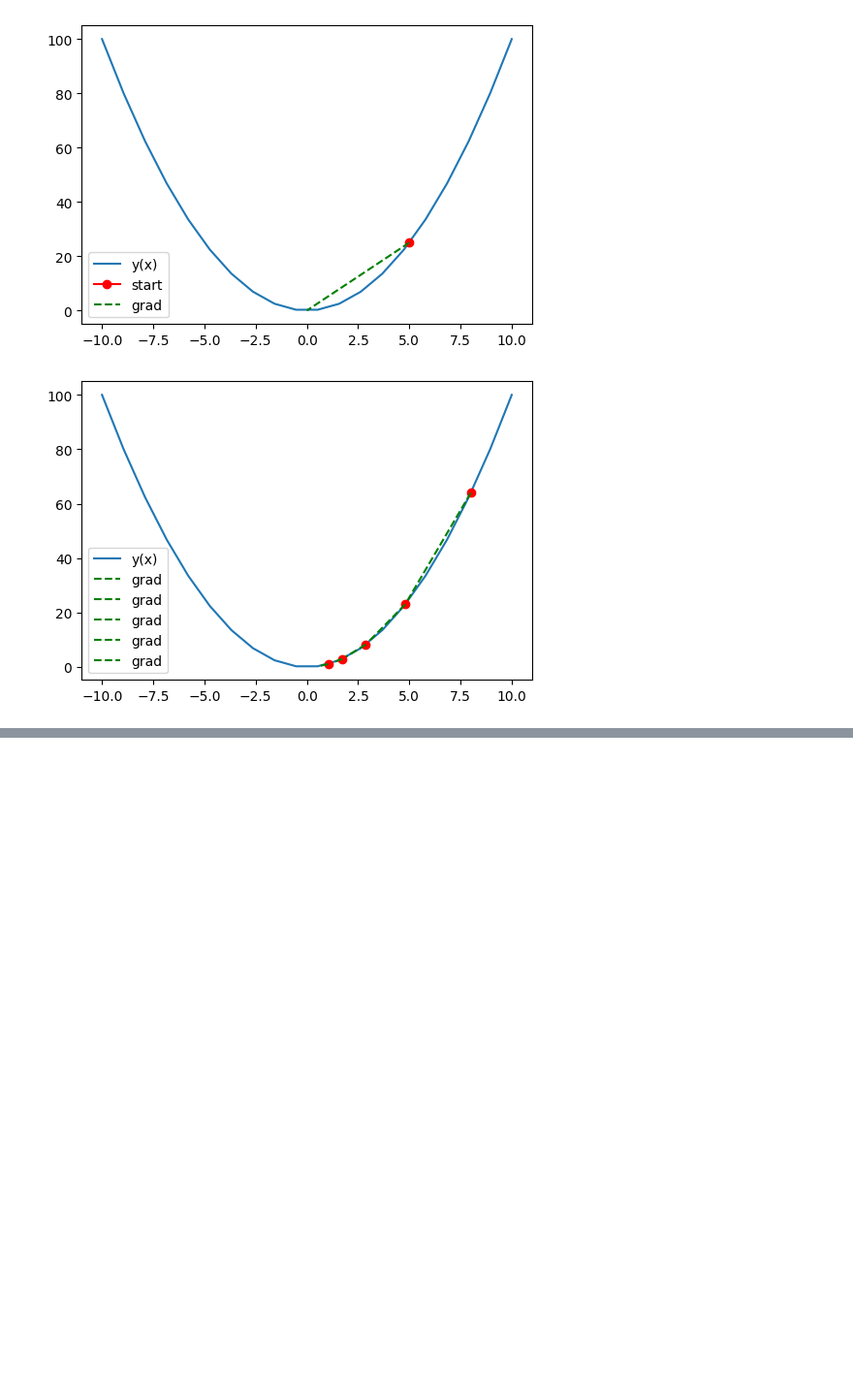
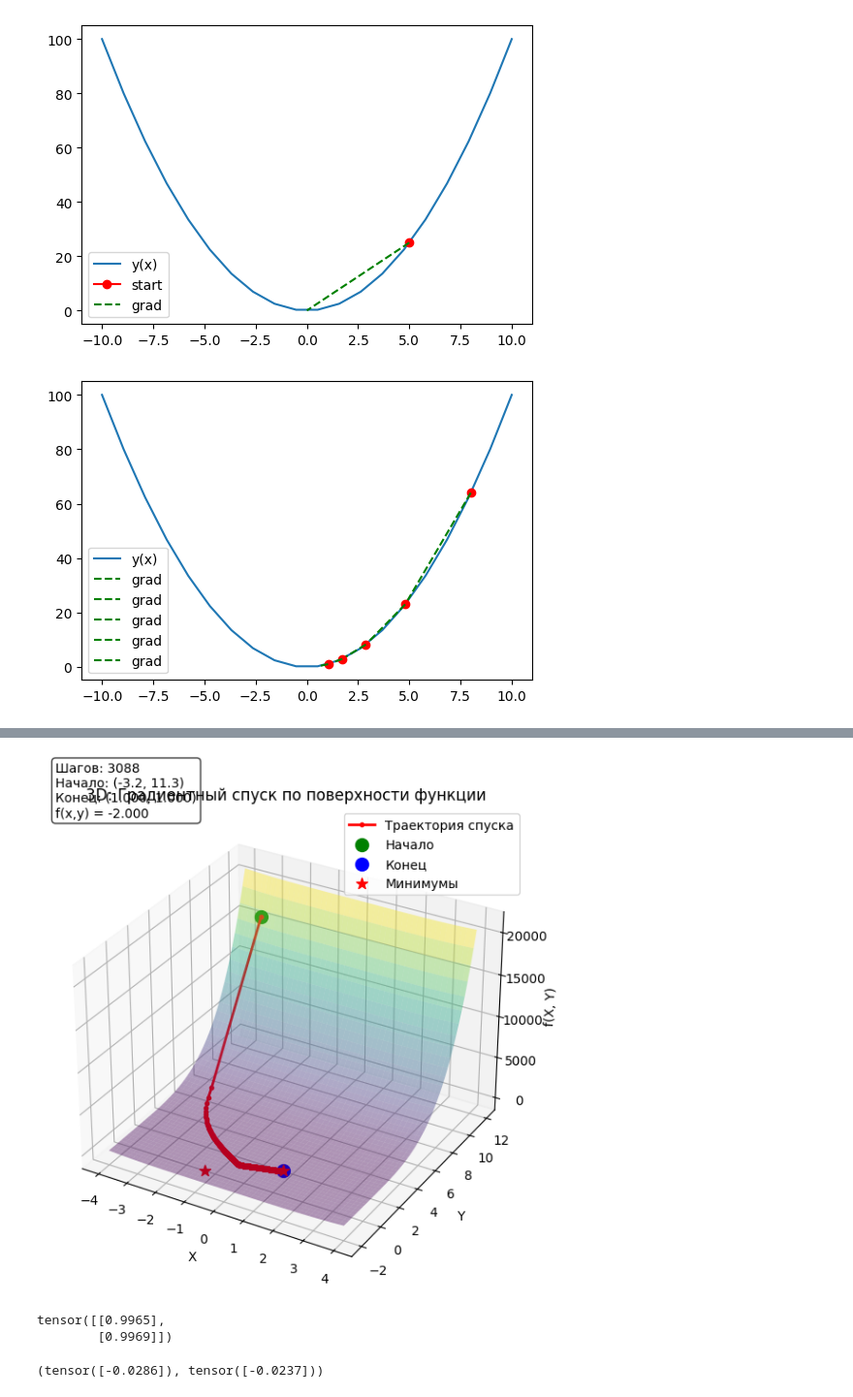
Before and after one commit to Big-Data-and-Intelligent-Systems/math, a Jupyter notebook: 05_gd.ipynb, the cells around one changed output, grey strips where cells are left out. Shown: that part at 97% size. Cells and saved outputs as stored; diff of their text form; code cells hidden in the pictures; blank space fills up the shorter version.

```diff
--- a/05_gd.ipynb
+++ b/05_gd.ipynb
@@ -139,0 +148,12 @@ plt.show()
+# %%
+def criteria_for_stopping(weights, eps, epoch) -> bool:
+    if abs(weights[0]-0) < eps and abs(weights[1]-0) < eps:
+        print(f"Сошлось на {epoch} эпохе. Веса: {weights[0]:.5f}, {weights[1]:.5f}")
+        return True
+    if abs(weights[0]-1) < eps and abs(weights[1]-1) < eps:
+        print(f"Сошлось на {epoch} эпохе. Веса: {weights[0]:.5f}, {weights[1]:.5f}")
+        return True
+    if abs(weights[0]+1) < eps and abs(weights[1]+1) < eps:
+        print(f"Сошлось на {epoch} эпохе. Веса: {weights[0]:.5f}, {weights[1]:.5f}")
+        return True
+    return False
@@ -139,0 +188,37 @@ plt.show()
+# %%
+trajectory = np.array(trajectory)
+values = np.array(values)
+
+fig = plt.figure(figsize=(8, 6))
+ax = fig.add_subplot(111, projection='3d')
+
+x_surf = np.linspace(-4, 4, 50)
+y_surf = np.linspace(-2, 12, 50)
+X, Y = np.meshgrid(x_surf, y_surf)
+Z = func(X, Y)
+
+surf = ax.plot_surface(X, Y, Z, cmap='viridis', alpha=0.4, linewidth=0, antialiased=True, zorder=1)
+ax.plot(trajectory[:, 0], trajectory[:, 1], values, 'ro-', linewidth=2, markersize=3, label='Траектория спуска', zorder=5)
+ax.scatter(trajectory[0, 0], trajectory[0, 1], values[0], color='green', s=100, label='Начало', zorder=10)
+ax.scatter(trajectory[-1, 0], trajectory[-1, 1], values[-1], color='blue', s=100, label='Конец', zorder=10)
+
+minima_points = [(1, 1), (-1, -1)]
+for x_min, y_min in minima_points:
+    z_min = func(x_min, y_min)
+    ax.scatter(x_min, y_min, z_min, color='red', s=80, marker='*',
+              label='Минимумы', zorder=10)
+
+ax.set_xlabel('X')
+ax.set_ylabel('Y')
+ax.set_zlabel('f(X, Y)')
+ax.set_title('3D: Градиентный спуск по поверхности функции')
+handles, labels = ax.get_legend_handles_labels()
+by_label = dict(zip(labels, handles))
+ax.legend(by_label.values(), by_label.keys())
+info_text = f'Шагов: {len(trajectory)}\nНачало: ({start[0]}, {start[1]})\nКонец: ({trajectory[-1,0]:.3f}, {trajectory[-1,1]:.3f})\nf(x,y) = {values[-1]:.3f}'
+ax.text2D(0.02, 0.98, info_text, transform=ax.transAxes, bbox=dict(boxstyle='round', facecolor='white', alpha=0.8))
+
+plt.tight_layout()
+plt.show()
+# %% [output]
+[figure, added]
@@ -139,0 +230,23 @@ plt.show()
+# %%
+epochs = 1000
+eps = 1e-3
+
+w = torch.tensor([[-0.2], [1.3]], requires_grad=True)
+
+optimizer = torch.optim.SGD([w], lr=lr)
+
+losses = []
+for e in range(epochs):
+    optimizer.zero_grad()
+    loss = func(w[0], w[1])
+    loss.backward()
+    optimizer.step()
+    losses.append(loss.item())
+w.data
+# %% [output]
+tensor([[0.9965],
+        [0.9969]])
+# %%
+func_gradient(*w.data)
+# %% [output]
+(tensor([-0.0286]), tensor([-0.0237]))
```
Also changed, not shown: parts of 20 cells of this notebook.
